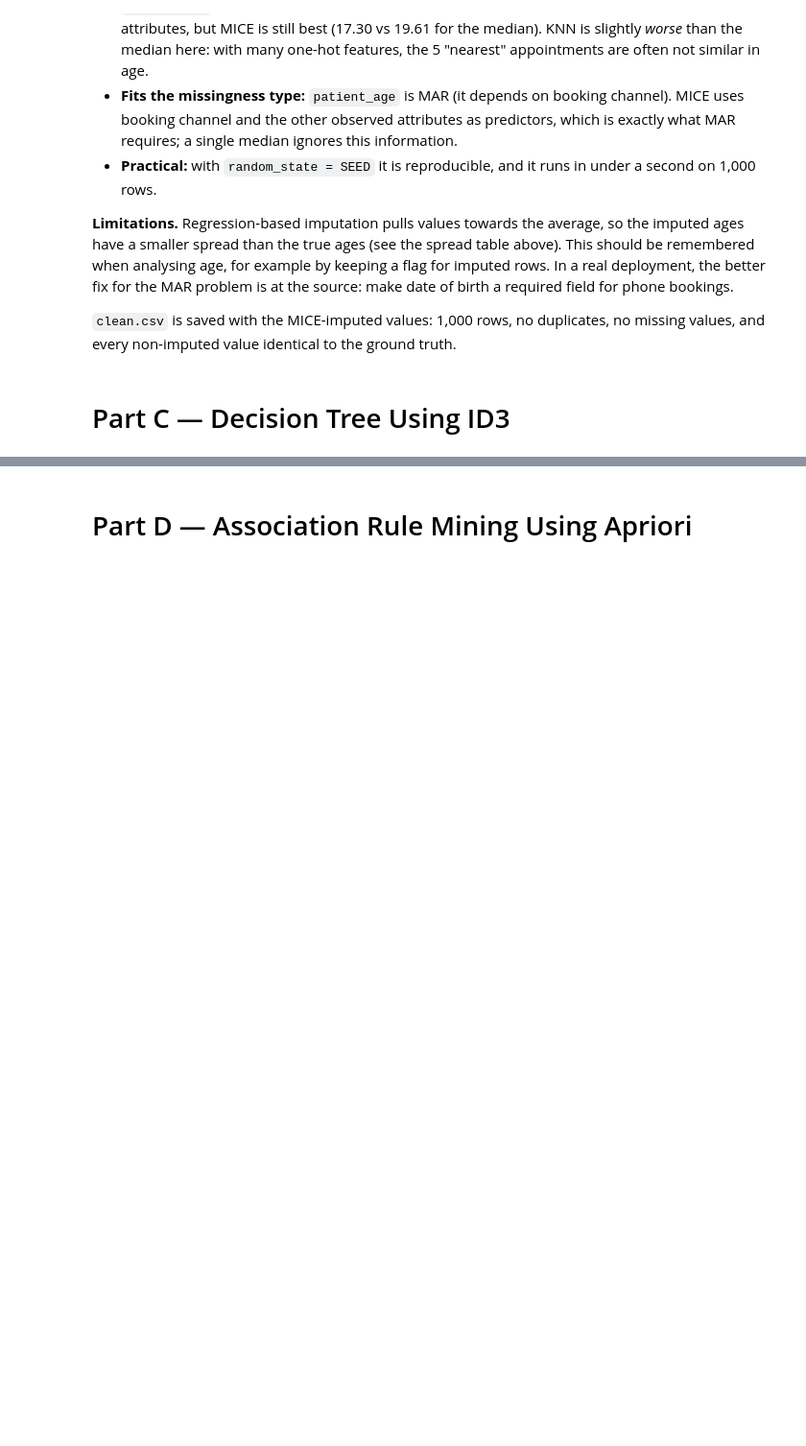
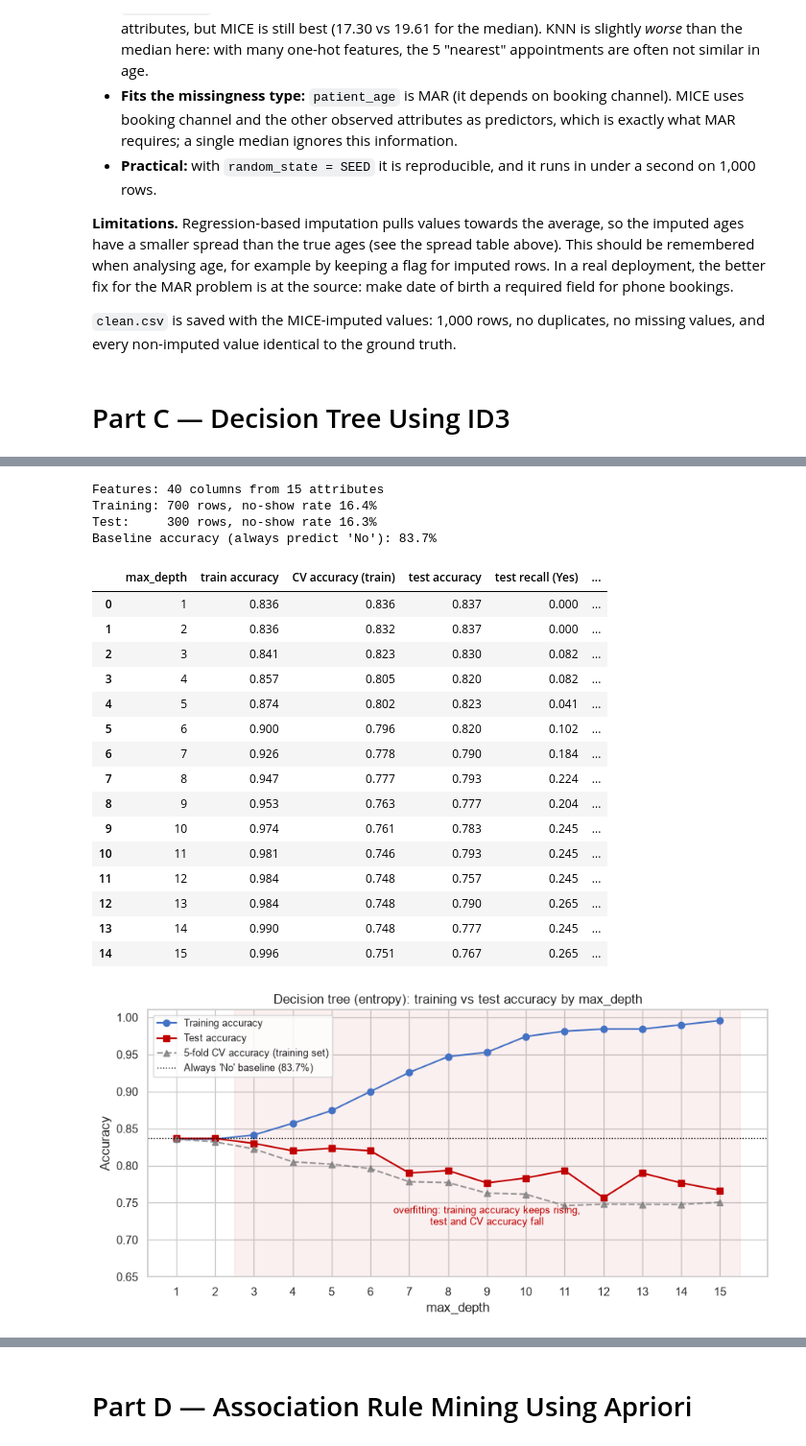
Before and after one commit to qist-tuah/WIE3007_A1_23001946, a Jupyter notebook: notebook/WIE3007_A1_23001946.ipynb, the cells around one changed output, grey strips where cells are left out. Shown at 96% size. Saved outputs shown, nothing was run; the diff lists cells and outputs as text; code cells hidden in the pictures; blank space fills up the shorter version.

```diff
--- a/notebook/WIE3007_A1_23001946.ipynb
+++ b/notebook/WIE3007_A1_23001946.ipynb
@@ -1073,0 +1263,75 @@ Ages 6-90 | fees RM 25.50-166.00
+# %%
+# ---------- C5.1 Features, target and stratified 70/30 split ----------
+from sklearn.model_selection import train_test_split, cross_validate, RepeatedStratifiedKFold
+from sklearn.metrics import (accuracy_score, precision_score, recall_score, f1_score, roc_auc_score,
+                             confusion_matrix, ConfusionMatrixDisplay, classification_report)
+
+data = pd.read_csv(DATA_DIR + "clean.csv")
+data["hour_of_day"] = data["time_slot"].str[:2].astype(int)
+num_cols_c5 = ["patient_age", "distance_km", "prior_no_shows_12m", "lead_time_days",
+               "reminders_sent", "consultation_fee_rm", "hour_of_day"]
+cat_cols_c5 = ["gender", "insurance_type", "clinic_code", "doctor_type", "day_of_week",
+               "session", "booking_channel", "consultation_type"]
+X_c5 = pd.concat([data[num_cols_c5], pd.get_dummies(data[cat_cols_c5], dtype=int)], axis=1)
+y_c5 = (data["no_show"] == "Yes").astype(int)
+
+X_train, X_test, y_train, y_test = train_test_split(
+    X_c5, y_c5, test_size=0.30, stratify=y_c5, random_state=SEED)
+print(f"Features: {X_c5.shape[1]} columns from {len(num_cols_c5) + len(cat_cols_c5)} attributes")
+print(f"Training: {len(X_train)} rows, no-show rate {y_train.mean():.1%}")
+print(f"Test:     {len(X_test)} rows, no-show rate {y_test.mean():.1%}")
+baseline = 1 - y_test.mean()
+print(f"Baseline accuracy (always predict 'No'): {baseline:.1%}")
+# %% [output]
+Features: 40 columns from 15 attributes
+Training: 700 rows, no-show rate 16.4%
+Test:     300 rows, no-show rate 16.3%
+Baseline accuracy (always predict 'No'): 83.7%
+# %%
+# ---------- C5.2 Training vs test accuracy for max_depth = 1 to 15 ----------
+cv = RepeatedStratifiedKFold(n_splits=5, n_repeats=5, random_state=SEED)
+rows = []
+for d in range(1, 16):
+    m = DecisionTreeClassifier(criterion="entropy", max_depth=d, random_state=SEED).fit(X_train, y_train)
+    pred = m.predict(X_test)
+    cv_acc = cross_validate(DecisionTreeClassifier(criterion="entropy", max_depth=d, random_state=SEED),
+                            X_train, y_train, cv=cv, scoring="accuracy")["test_score"].mean()
+    rows.append([d, m.score(X_train, y_train), cv_acc, accuracy_score(y_test, pred),
+                 recall_score(y_test, pred, zero_division=0), int(pred.sum())])
+depth_curve = pd.DataFrame(rows, columns=["max_depth", "train accuracy", "CV accuracy (train)",
+                                          "test accuracy", "test recall (Yes)", "test predictions = Yes"])
+display(depth_curve.round(3))
+
+fig, ax = plt.subplots(figsize=(9, 4.5))
+ax.plot(depth_curve["max_depth"], depth_curve["train accuracy"], "o-", label="Training accuracy", color="#4472c4")
+ax.plot(depth_curve["max_depth"], depth_curve["test accuracy"], "s-", label="Test accuracy", color="#c00000")
+ax.plot(depth_curve["max_depth"], depth_curve["CV accuracy (train)"], "^--", label="5-fold CV accuracy (training set)",
+        color="#7f7f7f", alpha=0.8)
+ax.axhline(baseline, color="black", ls=":", lw=1, label=f"Always 'No' baseline ({baseline:.1%})")
+ax.axvspan(2.5, 15.5, color="#c00000", alpha=0.06)
+ax.text(9, 0.69, "overfitting: training accuracy keeps rising,\ntest and CV accuracy fall",
+        ha="center", fontsize=9, color="#c00000")
+ax.set(title="Decision tree (entropy): training vs test accuracy by max_depth",
+       xlabel="max_depth", ylabel="Accuracy", xticks=range(1, 16), ylim=(0.65, 1.01))
+ax.legend(loc="upper left", fontsize=9)
+plt.tight_layout()
+plt.savefig(FIG_DIR + "c5_depth_curve.png", dpi=150, bbox_inches="tight")
+plt.show()
+# %% [output]
+|  | max_depth | train accuracy | CV accuracy (train) | test accuracy | test recall (Yes) | ... |
+| 0 | 1 | 0.836 | 0.836 | 0.837 | 0.000 | ... |
+| 1 | 2 | 0.836 | 0.832 | 0.837 | 0.000 | ... |
+| 2 | 3 | 0.841 | 0.823 | 0.830 | 0.082 | ... |
+| 3 | 4 | 0.857 | 0.805 | 0.820 | 0.082 | ... |
+| 4 | 5 | 0.874 | 0.802 | 0.823 | 0.041 | ... |
+| 5 | 6 | 0.900 | 0.796 | 0.820 | 0.102 | ... |
+| 6 | 7 | 0.926 | 0.778 | 0.790 | 0.184 | ... |
+| 7 | 8 | 0.947 | 0.777 | 0.793 | 0.224 | ... |
+| 8 | 9 | 0.953 | 0.763 | 0.777 | 0.204 | ... |
+| 9 | 10 | 0.974 | 0.761 | 0.783 | 0.245 | ... |
+| 10 | 11 | 0.981 | 0.746 | 0.793 | 0.245 | ... |
+| 11 | 12 | 0.984 | 0.748 | 0.757 | 0.245 | ... |
+| 12 | 13 | 0.984 | 0.748 | 0.790 | 0.265 | ... |
+| 13 | 14 | 0.990 | 0.748 | 0.777 | 0.245 | ... |
+| 14 | 15 | 0.996 | 0.751 | 0.767 | 0.265 | ... |
+[figure, added]
```
Also changed, not shown: parts of 13 cells of this notebook, 6 other files.
